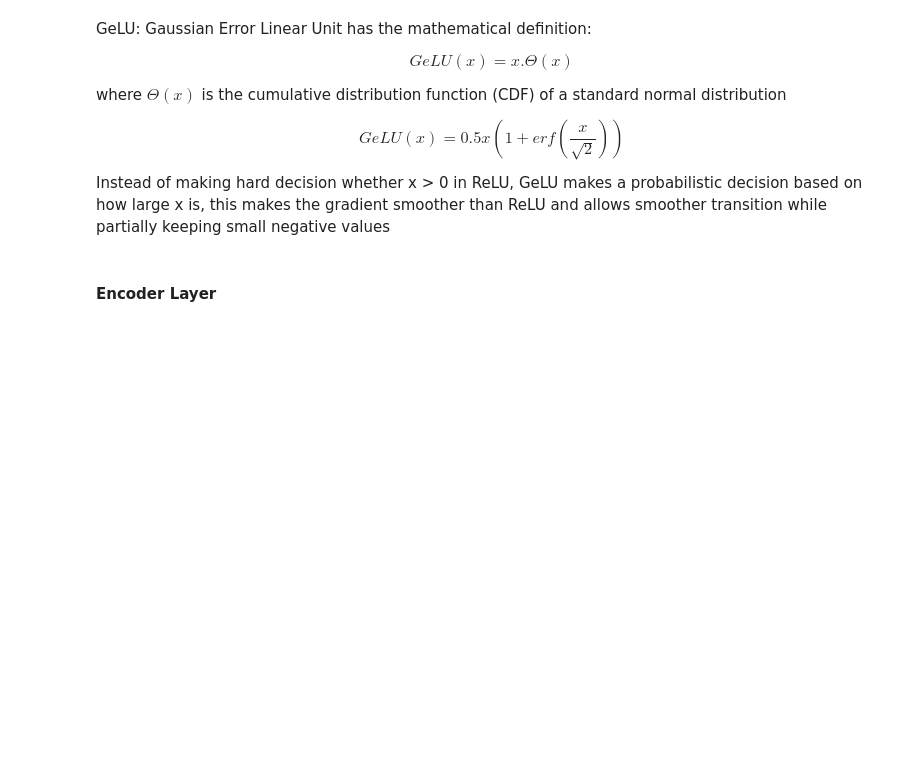
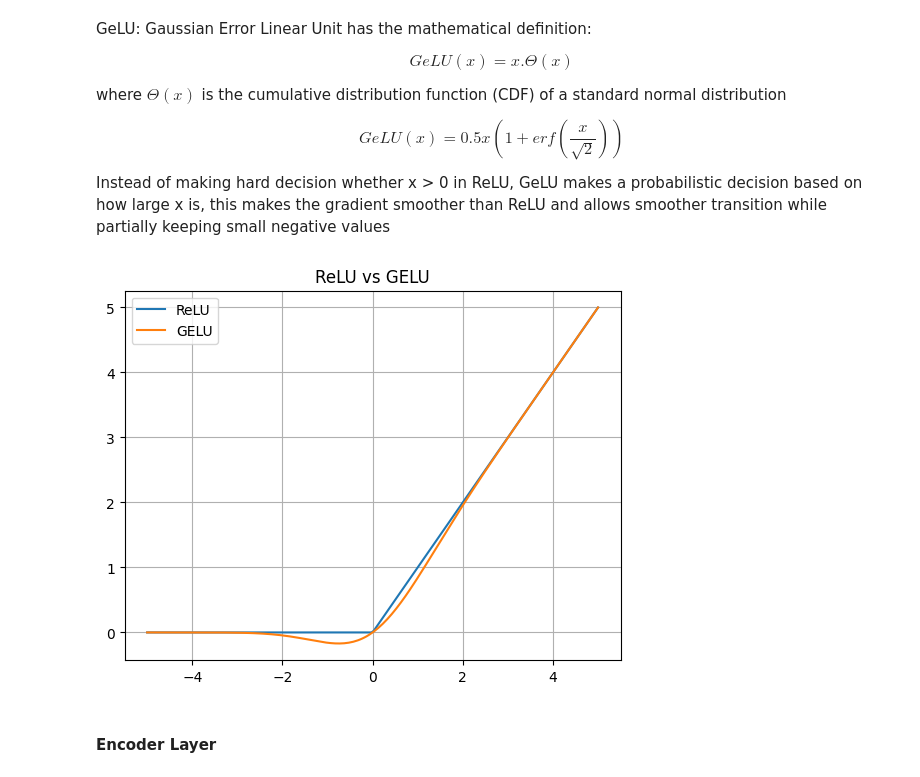
Before and after one commit to GinHikat/Legal-Document-Graph-Representation, a Jupyter notebook: RE/transformer_based_re.ipynb, the cells around one changed output. Drawn from its saved outputs; the diff is of its cells as text; code cells hidden in the pictures; blank space fills up the shorter version.

```diff
--- a/RE/transformer_based_re.ipynb
+++ b/RE/transformer_based_re.ipynb
@@ -422,16 +428,18 @@ $$GeLU(x) = 0.5x(1 + erf(\frac{x}{\sqrt{2}}))$$
 
 Instead of making hard decision whether x > 0 in ReLU, GeLU makes a probabilistic decision based on how large x is, this makes the gradient smoother than ReLU and allows smoother transition while partially keeping small negative values
 # %%
-# x = torch.linspace(-5, 5, 200)
-# relu = F.relu(x)
-# gelu = F.gelu(x)
+x = torch.linspace(-5, 5, 200)
+relu = F.relu(x)
+gelu = F.gelu(x)
 
-# plt.plot(x, relu, label='ReLU')
-# plt.plot(x, gelu, label='GELU')
-# plt.legend()
-# plt.grid(True)
-# plt.title("ReLU vs GELU")
-# plt.show()
+plt.plot(x, relu, label='ReLU')
+plt.plot(x, gelu, label='GELU')
+plt.legend()
+plt.grid(True)
+plt.title("ReLU vs GELU")
+plt.show()
+# %% [output]
+[figure, added]
 # %%
 class FeedForward(nn.Module):
     def __init__(self, dim: int, hidden_dim: int, dropout: float = 0.1):
```
Also changed, not shown: parts of 9 cells of this notebook.
